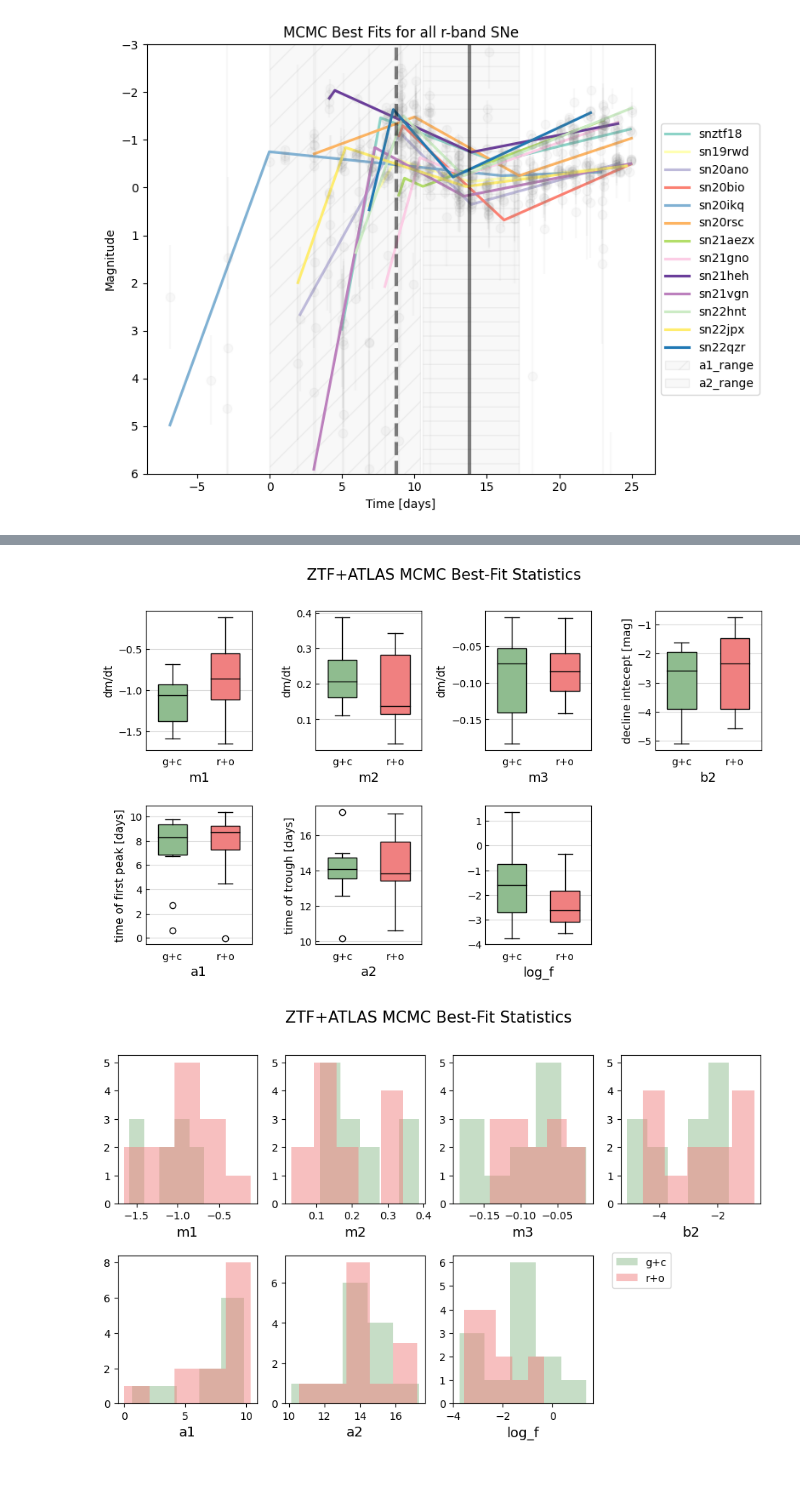
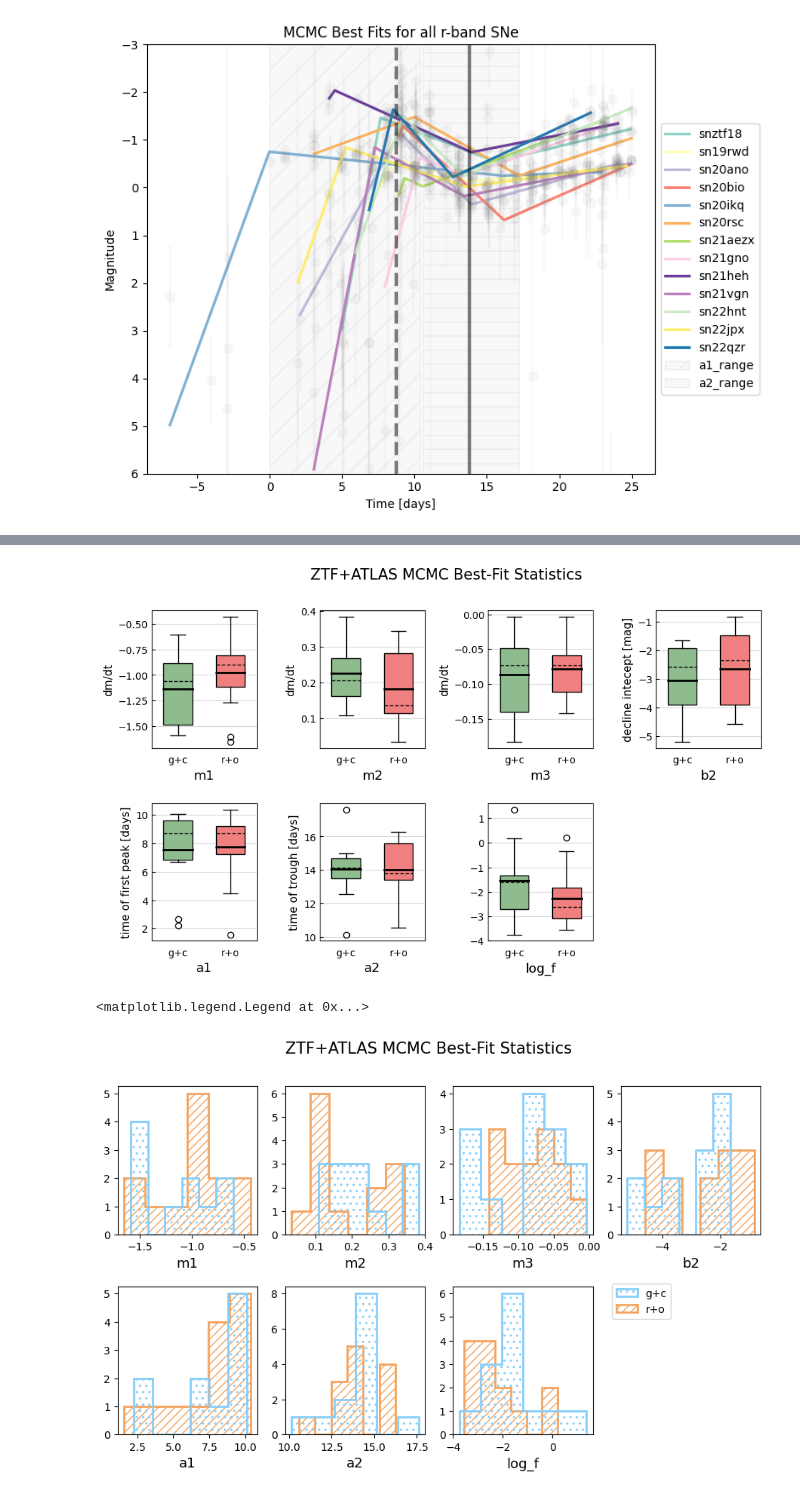
Before and after one commit to aec3675/ztf_IIb, a Jupyter notebook: run_mcmc_script.ipynb, the cells around one changed output, grey strips where cells are left out. Cells and saved outputs as stored; diff of their text form; code cells hidden in the pictures.

Commit message:
updated figures and pulls from flatchain.txt files

```diff
--- a/run_mcmc_script.ipynb
+++ b/run_mcmc_script.ipynb
@@ -584,0 +589,9 @@ bestfit_df
+# %%
+bestfit_df_1 = pd.read_csv('./mcmc_fp_results/mcmc_bestfit_vals_april23.csv')
+bestfit_df_2 = pd.read_csv('./mcmc_fp_results/mcmc_bestfit_vals_may1.csv')
+temp = bestfit_df_1.drop([2,4,5])
+# %%
+bestfit_df = pd.concat([temp,bestfit_df_2], ignore_index=True)
+bestfit_df = bestfit_df.sort_values('SN_ID', ascending=True, ignore_index=True)
+bestfit_df = pd.concat([bestfit_df.iloc[[12],:], bestfit_df.drop(12, axis=0)], axis=0, ignore_index=True)
+bestfit_df
@@ -671,11 +710,12 @@ xlabels = ['m1', 'm2', 'm3', 'b2', 'a1', 'a2', 'log_f']
 ylabels= ['dm/dt','dm/dt','dm/dt','decline intecept [mag]','time of first peak [days]', 'time of trough [days]']
 labels = ['g+c','r+o']
 boxprops = dict(linewidth=1.0, color='black')
-medianprops = dict(linewidth=1.0, color='black')
+medianprops = dict(linewidth=1.0, color='black', linestyle='--')
+meanprops = dict(linewidth=2.0, color='black', linestyle='-')
 
 def box_plot(data, loc=[0,0], label=labels, xlabel=xlabels):
     x1,x2 = loc[0],loc[1]
-    bp = axs[x1,x2].boxplot(data, patch_artist=True,labels=label,boxprops=boxprops,medianprops=medianprops,widths=0.55)
+    bp = axs[x1,x2].boxplot(data, patch_artist=True,labels=label,boxprops=boxprops,medianprops=medianprops,meanprops=meanprops,widths=0.55, showmeans=True, meanline=True)
     colors = ['darkseagreen', 'lightcoral']
     for patch, color in zip(bp['boxes'], colors):
         patch.set_facecolor(color)
@@ -740,6 +780,6 @@ axs[1,2].yaxis.grid(color='gray',alpha=0.3, linestyle='-')
 
 fig.subplots_adjust(hspace=0.4,wspace=0.6)
 fig.suptitle('ZTF+ATLAS MCMC Best-Fit Statistics', fontsize=15)
-plt.savefig(SAVE_DIR+'figures/boxwhisk_params_april23.png')
+plt.savefig(SAVE_DIR+'figures/boxwhisk_params_may1.png')
 # %% [output]
-[figure, old version]
+[figure, new version]
@@ -771,45 +786,55 @@ plt.savefig(SAVE_DIR+'figures/boxwhisk_params_april23.png')
 # %%
 fig,axs = plt.subplots(2,4,figsize=(11,6))
-a=0.5
+a=1.0
+b=6
+ht='step' #'stepfilled'
+lw=2
+h1='..'
+h2='///'
+z1=10
+z2=0
+c1='lightskyblue' #'darkseagreen'
+c2='sandybrown' #'lightcoral'
 
-axs[0,0].hist(bestfit_df['m1_g'][bestfit_df['m1_g'].notna()],bins=5,histtype='stepfilled',color=['darkseagreen'],label=['g+c'],linewidth=2,alpha=a)
-axs[0,0].hist(bestfit_df['m1_r'][bestfit_df['m1_r'].notna()],bins=5,histtype='stepfilled',color=['lightcoral'],label=['r+o'],linewidth=2,linestyle='dashed',alpha=a)
+axs[0,0].hist(bestfit_df['m1_g'][bestfit_df['m1_g'].notna()],bins=b,histtype=ht,color=[c1],label=['g+c'],linewidth=lw,alpha=a,hatch=h1,zorder=z1)
+axs[0,0].hist(bestfit_df['m1_r'][bestfit_df['m1_r'].notna()],bins=b,histtype=ht,color=[c2],label=['r+o'],linewidth=lw,alpha=a, hatch=h2,zorder=z2)
 
-axs[0,1].hist(bestfit_df['m2_g'][bestfit_df['m2_g'].notna()],bins=5,histtype='stepfilled',color=['darkseagreen'],label=['g+c'],linewidth=2,alpha=a)
-axs[0,1].hist(bestfit_df['m2_r'][bestfit_df['m2_r'].notna()],bins=5,histtype='stepfilled',color=['lightcoral'],label=['r+o'],linewidth=2,linestyle='dashed',alpha=a)
+axs[0,1].hist(bestfit_df['m2_g'][bestfit_df['m2_g'].notna()],bins=b,histtype=ht,color=[c1],label=['g+c'],linewidth=lw,alpha=a,hatch=h1,zorder=z1)
+axs[0,1].hist(bestfit_df['m2_r'][bestfit_df['m2_r'].notna()],bins=b,histtype=ht,color=[c2],label=['r+o'],linewidth=lw,alpha=a, hatch=h2,zorder=z2)
 
-axs[0,2].hist(bestfit_df['m3_g'][bestfit_df['m3_g'].notna()],bins=5,histtype='stepfilled',color=['darkseagreen'],label=['g+c'],linewidth=2,alpha=a)
-axs[0,2].hist(bestfit_df['m3_r'][bestfit_df['m3_r'].notna()],bins=5,histtype='stepfilled',color=['lightcoral'],label=['r+o'],linewidth=2,linestyle='dashed',alpha=a)
+axs[0,2].hist(bestfit_df['m3_g'][bestfit_df['m3_g'].notna()],bins=b,histtype=ht,color=[c1],label=['g+c'],linewidth=lw,alpha=a,hatch=h1,zorder=z1)
+axs[0,2].hist(bestfit_df['m3_r'][bestfit_df['m3_r'].notna()],bins=b,histtype=ht,color=[c2],label=['r+o'],linewidth=lw,alpha=a, hatch=h2,zorder=z2)
 
-axs[0,3].hist(bestfit_df['b2_g'][bestfit_df['b2_g'].notna()],bins=5,histtype='stepfilled',color=['darkseagreen'],label=['g+c'],linewidth=2,alpha=a)
-axs[0,3].hist(bestfit_df['b2_r'][bestfit_df['b2_r'].notna()],bins=5,histtype='stepfilled',color=['lightcoral'],label=['r+o'],linewidth=2,linestyle='dashed',alpha=a)
+axs[0,3].hist(bestfit_df['b2_g'][bestfit_df['b2_g'].notna()],bins=b,histtype=ht,color=[c1],label=['g+c'],linewidth=lw,alpha=a,hatch=h1,zorder=z1)
+axs[0,3].hist(bestfit_df['b2_r'][bestfit_df['b2_r'].notna()],bins=b,histtype=ht,color=[c2],label=['r+o'],linewidth=lw,alpha=a, hatch=h2,zorder=z2)
 
-axs[1,0].hist(bestfit_df['a1_g'][bestfit_df['a1_g'].notna()],bins=5,histtype='stepfilled',color=['darkseagreen'],label=['g+c'],linewidth=2,alpha=a)
-axs[1,0].hist(bestfit_df['a1_r'][bestfit_df['a1_r'].notna()],bins=5,histtype='stepfilled',color=['lightcoral'],label=['r+o'],linewidth=2,linestyle='dashed',alpha=a)
+axs[1,0].hist(bestfit_df['a1_g'][bestfit_df['a1_g'].notna()],bins=b,histtype=ht,color=[c1],label=['g+c'],linewidth=lw,alpha=a,hatch=h1,zorder=z1)
+axs[1,0].hist(bestfit_df['a1_r'][bestfit_df['a1_r'].notna()],bins=b,histtype=ht,color=[c2],label=['r+o'],linewidth=lw,alpha=a, hatch=h2,zorder=z2)
 
-axs[1,1].hist(bestfit_df['a2_g'][bestfit_df['a2_g'].notna()],bins=5,histtype='stepfilled',color=['darkseagreen'],label=['g+c'],linewidth=2,alpha=a)
-axs[1,1].hist(bestfit_df['a2_r'][bestfit_df['a2_r'].notna()],bins=5,histtype='stepfilled',color=['lightcoral'],label=['r+o'],linewidth=2,linestyle='dashed',alpha=a)
+axs[1,1].hist(bestfit_df['a2_g'][bestfit_df['a2_g'].notna()],bins=b,histtype=ht,color=[c1],label=['g+c'],linewidth=lw,alpha=a,hatch=h1,zorder=z1)
+axs[1,1].hist(bestfit_df['a2_r'][bestfit_df['a2_r'].notna()],bins=b,histtype=ht,color=[c2],label=['r+o'],linewidth=lw,alpha=a, hatch=h2,zorder=z2)
 
-axs[1,2].hist(bestfit_df['log_f_g'][bestfit_df['log_f_g'].notna()],bins=5,histtype='stepfilled',color=['darkseagreen'],label=['g+c'],linewidth=2,alpha=a)
-axs[1,2].hist(bestfit_df['log_f_r'][bestfit_df['log_f_r'].notna()],bins=5,histtype='stepfilled',color=['lightcoral'],label=['r+o'],linewidth=2,linestyle='dashed',alpha=a)
+axs[1,2].hist(bestfit_df['log_f_g'][bestfit_df['log_f_g'].notna()],bins=b,histtype=ht,color=[c1],label=['g+c'],linewidth=lw,alpha=a,hatch=h1,zorder=z1)
+axs[1,2].hist(bestfit_df['log_f_r'][bestfit_df['log_f_r'].notna()],bins=b,histtype=ht,color=[c2],label=['r+o'],linewidth=lw,alpha=a, hatch=h2,zorder=z2)
 
 axs[1,3].axis("off")
 
 axs[0,0].set_xlabel(xlabels[0],fontsize=13)
 axs[0,1].set_xlabel(xlabels[1],fontsize=13)
 axs[0,2].set_xlabel(xlabels[2],fontsize=13)
 axs[0,3].set_xlabel(xlabels[3],fontsize=13)
 axs[1,0].set_xlabel(xlabels[4],fontsize=13)
 axs[1,1].set_xlabel(xlabels[5],fontsize=13)
 axs[1,2].set_xlabel(xlabels[6],fontsize=13)
 
 fig.subplots_adjust(hspace=0.35,wspace=0.2)
 fig.suptitle('ZTF+ATLAS MCMC Best-Fit Statistics',fontsize=15)
 handles, labels = axs[1,2].get_legend_handles_labels()
 axs[1,2].legend(handles, labels, loc='center left', bbox_to_anchor=(1.1, 0.9))
-plt.savefig(SAVE_DIR+'figures/hist_params_april23.png')
+# plt.savefig(SAVE_DIR+'figures/hist_params_may1.png')
 # %% [output]
+<matplotlib.legend.Legend at 0x...>
-[figure, old version]
+[figure, new version]
 # %%
 # MCMC FIT STATS
 # best fit goes in order of: m1,m2,m3,b2,a1,a2,logf
```
Also changed, not shown: parts of 11 cells of this notebook.
